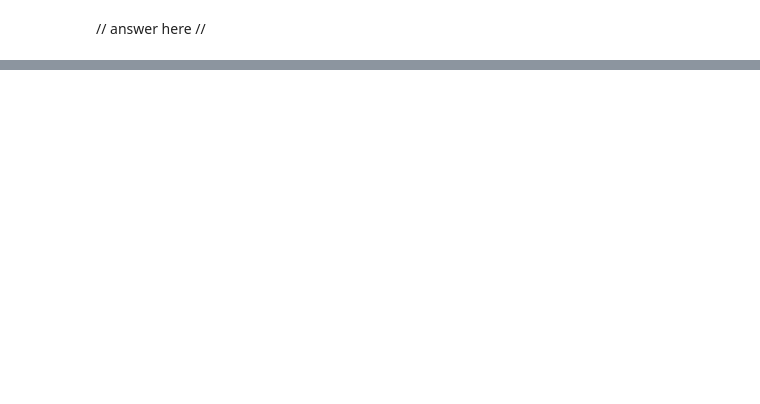
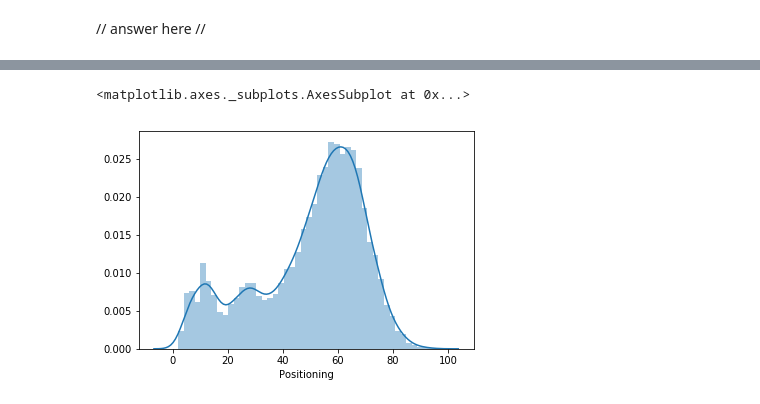
Before and after one commit to learn-co-students/module-1-code-challenge-round-1-seattle-ds-career-051319-dsc-module-1-assessment-1562691756, a Jupyter notebook: Sections 2 & 3.ipynb, the cells around one changed output, grey strips where cells are left out. Saved outputs shown, nothing was run; the diff lists cells and outputs as text; code cells hidden in the pictures; blank space fills up the shorter version.

```diff
--- a/Sections 2 & 3.ipynb
+++ b/Sections 2 & 3.ipynb
@@ -186,0 +212,5 @@ df.describe()
+# %%
+sns.distplot(df.Positioning)
+# %% [output]
+<matplotlib.axes._subplots.AxesSubplot at 0x...>
+[figure, added]
```
Also changed, not shown: parts of 10 cells of this notebook, 3 other files.
